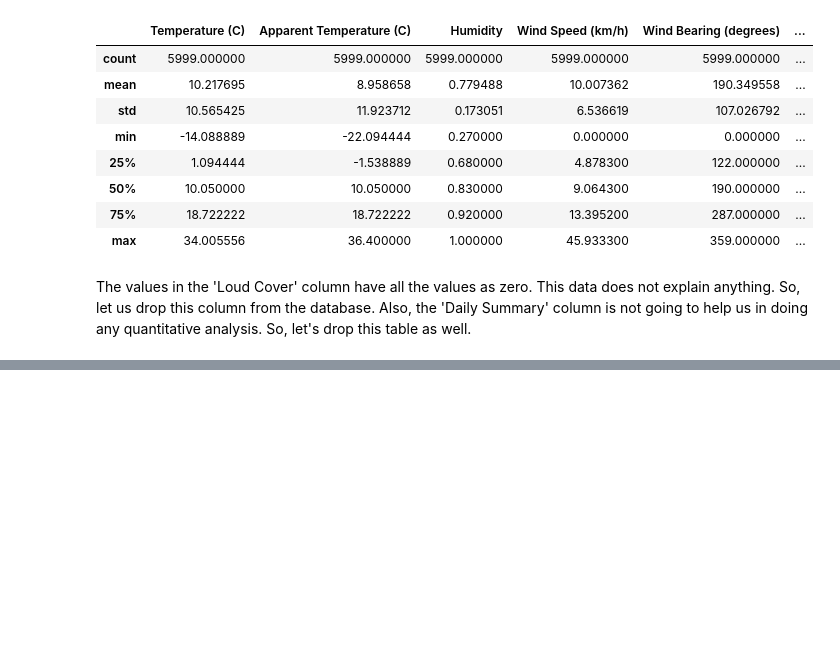
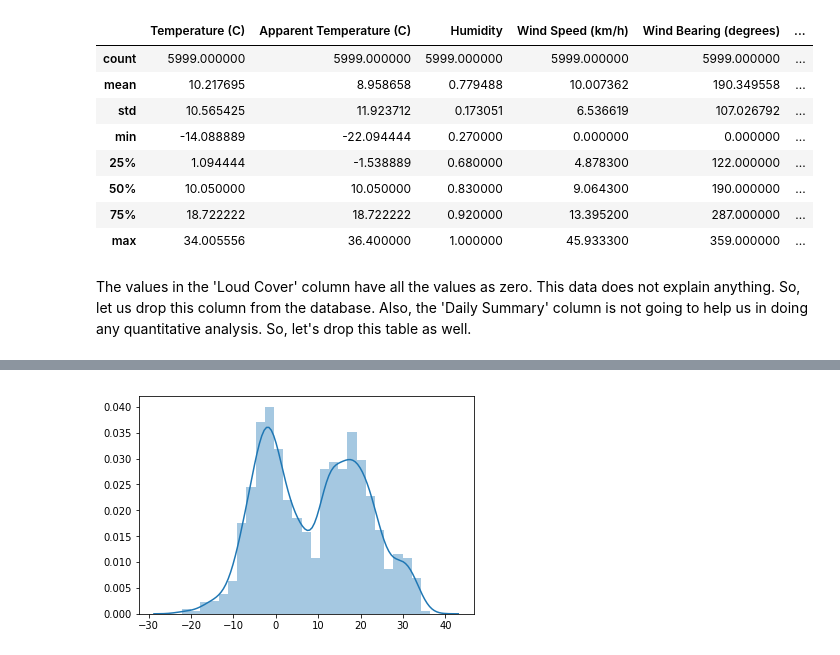
Before and after one commit to SrajanKumarShukla/Apparent-Temperature-Prediction, a Jupyter notebook: Apparent-Temperature-Prediction.ipynb, the cells around one changed output, grey strips where cells are left out. Cells and saved outputs as stored; diff of their text form; code cells hidden in the pictures; blank space fills up the shorter version.

```diff
--- a/Apparent-Temperature-Prediction.ipynb
+++ b/Apparent-Temperature-Prediction.ipynb
@@ -102,0 +184,5 @@ weather_data.head()
+# %%
+sns.distplot(apparent_temp_df )
+plt.show()
+# %% [output]
+[figure, added]
```
Also changed, not shown: parts of 23 cells of this notebook.
